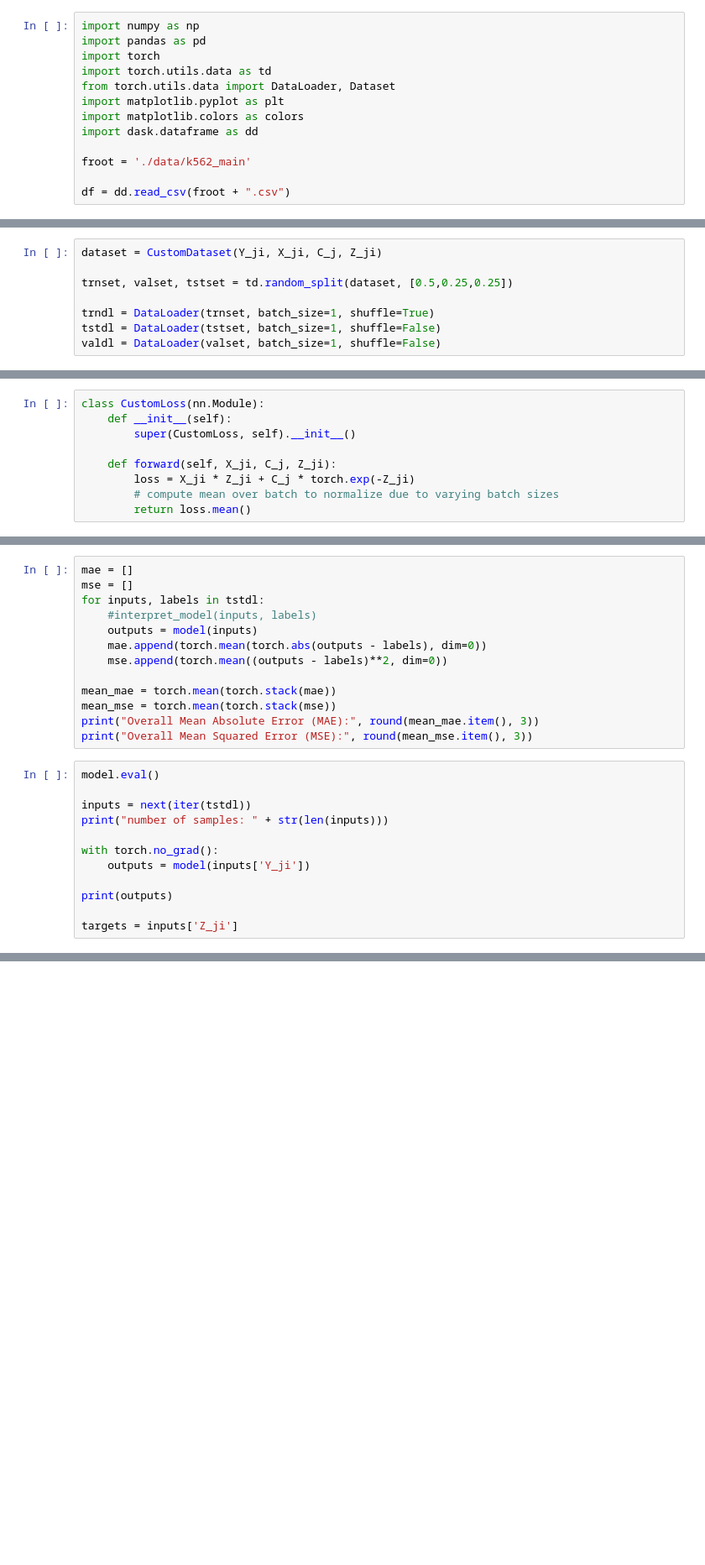
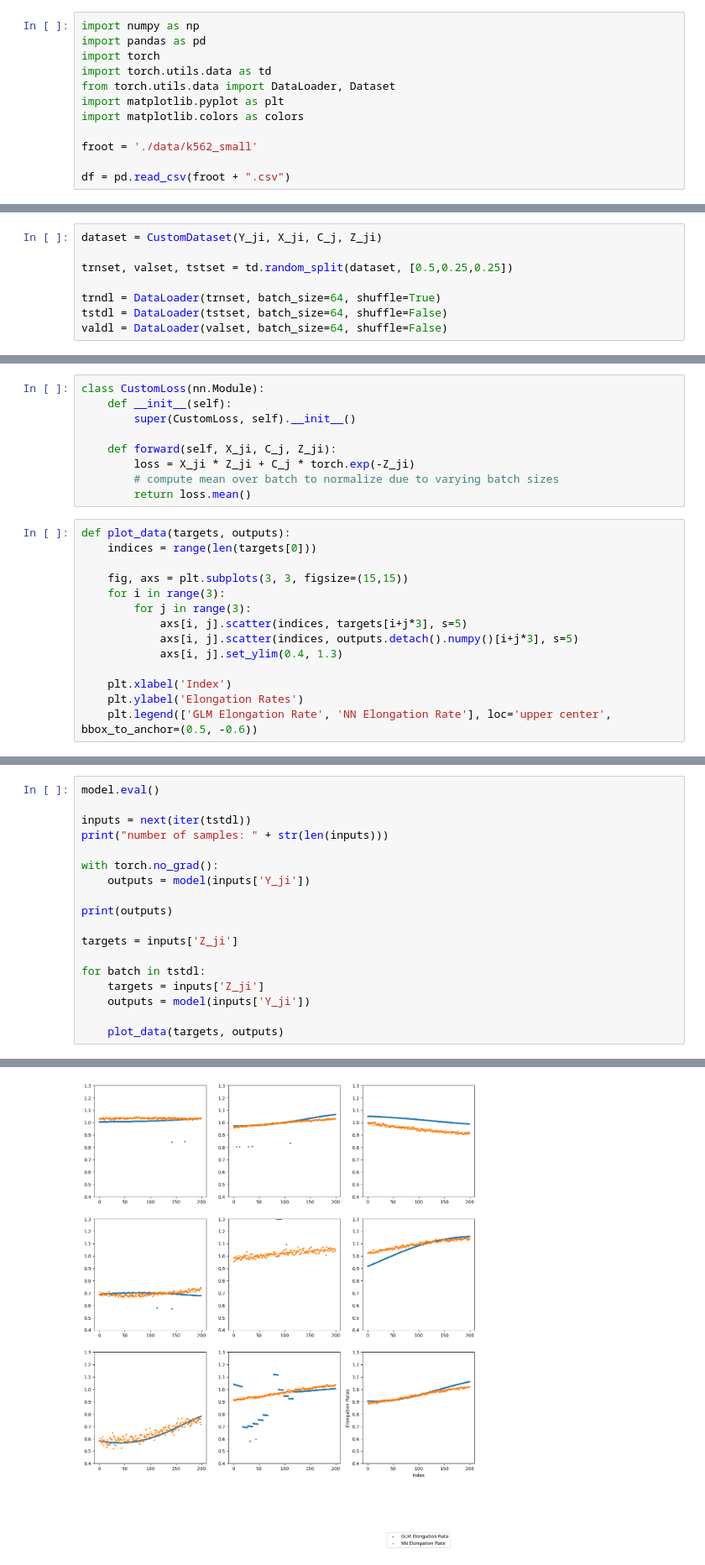
Before and after one commit to rebeccaHassett/RNA_Transcription_NN, a Jupyter notebook: rna_transcription_nn.ipynb, the cells around one changed output, grey strips where cells are left out. Shown at 84% size. Saved outputs shown, nothing was run; the diff lists cells and outputs as text; blank space fills up the shorter version.

```diff
--- a/rna_transcription_nn.ipynb
+++ b/rna_transcription_nn.ipynb
@@ -6,11 +6,10 @@ import torch.utils.data as td
 from torch.utils.data import DataLoader, Dataset
 import matplotlib.pyplot as plt
 import matplotlib.colors as colors
-import dask.dataframe as dd
 
-froot = './data/k562_main'
+froot = './data/k562_small'
 
-df = dd.read_csv(froot + ".csv")
+df = pd.read_csv(froot + ".csv")
 # %%
 print(df.head())
 # %% [output]
@@ -134,9 +98,9 @@ dataset = CustomDataset(Y_ji, X_ji, C_j, Z_ji)
 
 trnset, valset, tstset = td.random_split(dataset, [0.5,0.25,0.25])
 
-trndl = DataLoader(trnset, batch_size=1, shuffle=True)
-tstdl = DataLoader(tstset, batch_size=1, shuffle=False)
-valdl = DataLoader(valset, batch_size=1, shuffle=False)
+trndl = DataLoader(trnset, batch_size=64, shuffle=True)
+tstdl = DataLoader(tstset, batch_size=64, shuffle=False)
+valdl = DataLoader(valset, batch_size=64, shuffle=False)
 # %%
 import torch.nn as nn
 import torch.optim as optim
@@ -172,4 +193,18 @@ class CustomLoss(nn.Module):
         loss = X_ji * Z_ji + C_j * torch.exp(-Z_ji)
         # compute mean over batch to normalize due to varying batch sizes
         return loss.mean()
+# %%
+def plot_data(targets, outputs):
+    indices = range(len(targets[0]))
+
+    fig, axs = plt.subplots(3, 3, figsize=(15,15))
+    for i in range(3):
+        for j in range(3):
+            axs[i, j].scatter(indices, targets[i+j*3], s=5)
+            axs[i, j].scatter(indices, outputs.detach().numpy()[i+j*3], s=5)
+            axs[i, j].set_ylim(0.4, 1.3)
+
+    plt.xlabel('Index')
+    plt.ylabel('Elongation Rates')
+    plt.legend(['GLM Elongation Rate', 'NN Elongation Rate'], loc='upper center', bbox_to_anchor=(0.5, -0.6))
 # %%
@@ -204,16 +302,3 @@ plt.show
-# %%
-mae = []
-mse = []
-for inputs, labels in tstdl:
-    #interpret_model(inputs, labels)
-    outputs = model(inputs)
-    mae.append(torch.mean(torch.abs(outputs - labels), dim=0))
-    mse.append(torch.mean((outputs - labels)**2, dim=0))
-
-mean_mae = torch.mean(torch.stack(mae))
-mean_mse = torch.mean(torch.stack(mse))
-print("Overall Mean Absolute Error (MAE):", round(mean_mae.item(), 3))
-print("Overall Mean Squared Error (MSE):", round(mean_mse.item(), 3))
 # %%
 model.eval()
 
@@ -226,3 +311,10 @@ with torch.no_grad():
 print(outputs)
 
 targets = inputs['Z_ji']
+
+for batch in tstdl:
+    targets = inputs['Z_ji']
+    outputs = model(inputs['Y_ji'])
+
+    plot_data(targets, outputs)
+# %% [output]
@@ -228,0 +329 @@ targets = inputs['Z_ji']
+[figure, added]
```
Also changed, not shown: parts of 15 cells of this notebook, 4 other files.
